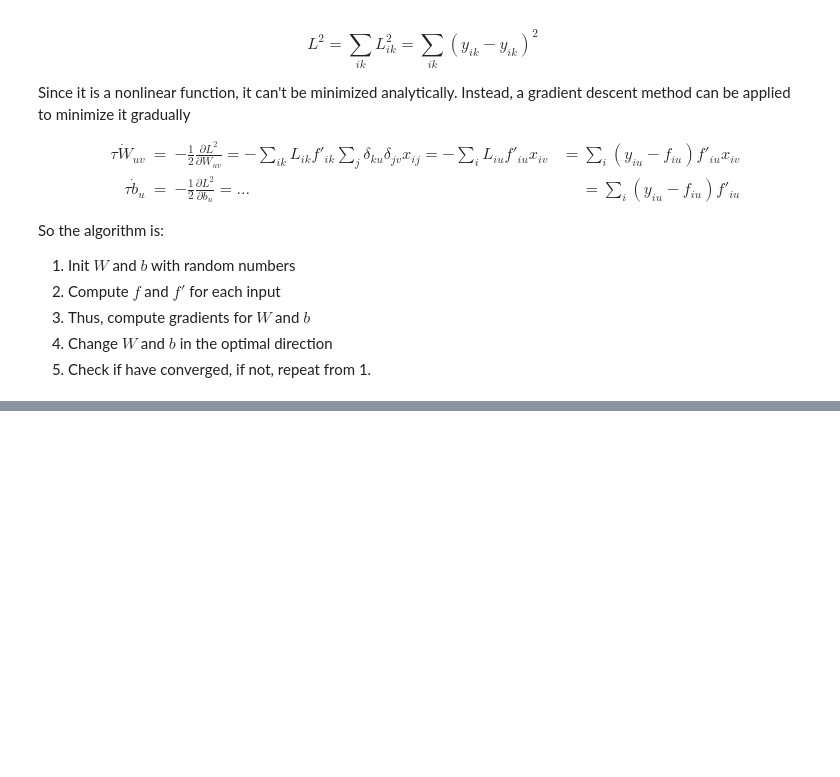
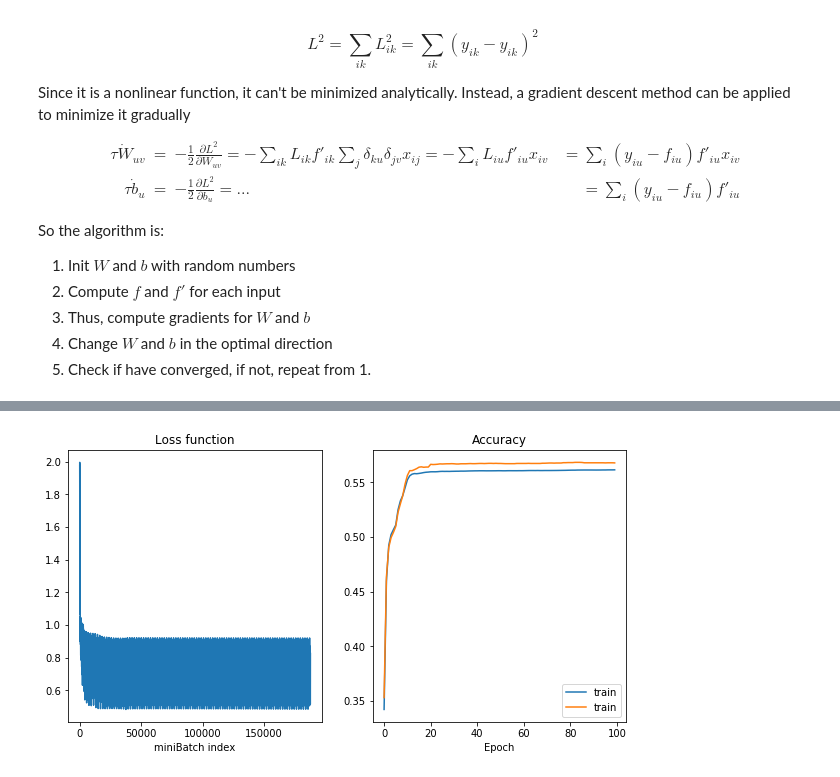
Before and after one commit to aleksejs-fomins/snippets-data-analysis, a Jupyter notebook: python/machine-learning/NeuralNetworks/ann/backprop_v1.ipynb, the cells around one changed output, grey strips where cells are left out. Cells and saved outputs as stored; diff of their text form; code cells hidden in the pictures; blank space fills up the shorter version.

```diff
--- a/python/machine-learning/NeuralNetworks/ann/backprop_v1.ipynb
+++ b/python/machine-learning/NeuralNetworks/ann/backprop_v1.ipynb
@@ -235,43 +265,47 @@ So the algorithm is:
 class DeepNet:
     def __init__(self, p):
         nNodeAll = [p['nIn']] + p['nHid'] + [p['nOut']]
-        nAll = len(nNodeAll)
+        self.nLayer = len(nNodeAll)
 
         self.b = []
         self.W = []
-        for i in range(1, nAll):
+        for i in range(1, self.nLayer):
             self.b += [np.random.normal(0,1, nNodeAll[i])]
             self.W += [np.random.normal(0,1, (nNodeAll[i], nNodeAll[i-1]))]
 
-
-    def l(self, x, W, b):
+    # Linear part of the feedforward step
+    def lin(self, x, W, b):
         return x.dot(W.T) + b  # Flipped order to do vector broadcasting
 
     # Dimensions of x are [nTrial, nFeature]
     def predict(self, x):
         hThis = x
         for b, W in zip(self.b, self.W):
-            l = self.l(hThis, W, b)
+            l = self.lin(hThis, W, b)
             hThis = sig(l)
         return hThis
 
+    # Make single gradient descent step, given a bunch of data and associated labels
     def step(self, x, y, eta):
         # Forwards pass
-        h = []
-        g = []
-        hThis = x
+        h = [x]  # Function values for different layers
+        g = [1]  # Derivative function values for different layers
         for b, W in zip(self.b, self.W):
-            l = self.l(hThis, W, b)
-            hThis, gThis = sig_sigprim(l)
-            h += [hThis]
-            g += [gThis]
+            l = self.lin(h[-1], W, b)
+            h += [sig(l)]
+            g += [sigprim(l)]
 
         # Backwards pass
-        z = [y - h[-1]]
-        for i in range(len(self.b), 0, -1):
-            zg = z[i] * g[i]
-            z[i-1] = zg.dot(self.W[i])
-            self.b[i] += eta * np.sum(zg, axis=0)
-            self.W[i] += eta * zg.T.dot(h[i-1])
+        err = [1] * (self.nLayer-2) + [y - h[-1]]
+        for iLayer in range(self.nLayer-2, 0, -1):
+            #print(iLayer, err[iLayer].shape, h[iLayer].shape, g[iLayer].shape)
+            errg = err[iLayer] * g[iLayer+1]
+            err[iLayer-1] = errg.dot(self.W[iLayer])
+            self.b[iLayer] += eta * np.sum(errg, axis=0)
+            self.W[iLayer] += eta * errg.T.dot(h[iLayer])
 
-        return np.mean(np.linalg.norm(z[-1], axis=1))
+        return np.mean(np.linalg.norm(err[-1], axis=1))
+# %%
+param1Hid = {'nHid' : [30]} # One hidden layer
+trainTestNetwork(DeepNet, param1Hid, train_images, train_labels, test_images, test_labels, 10, nEpoch=100)
+# %% [output]
@@ -277,0 +329 @@ class DeepNet:
+[figure, added]
```
Also changed, not shown: parts of 11 cells of this notebook, 7 other files.
